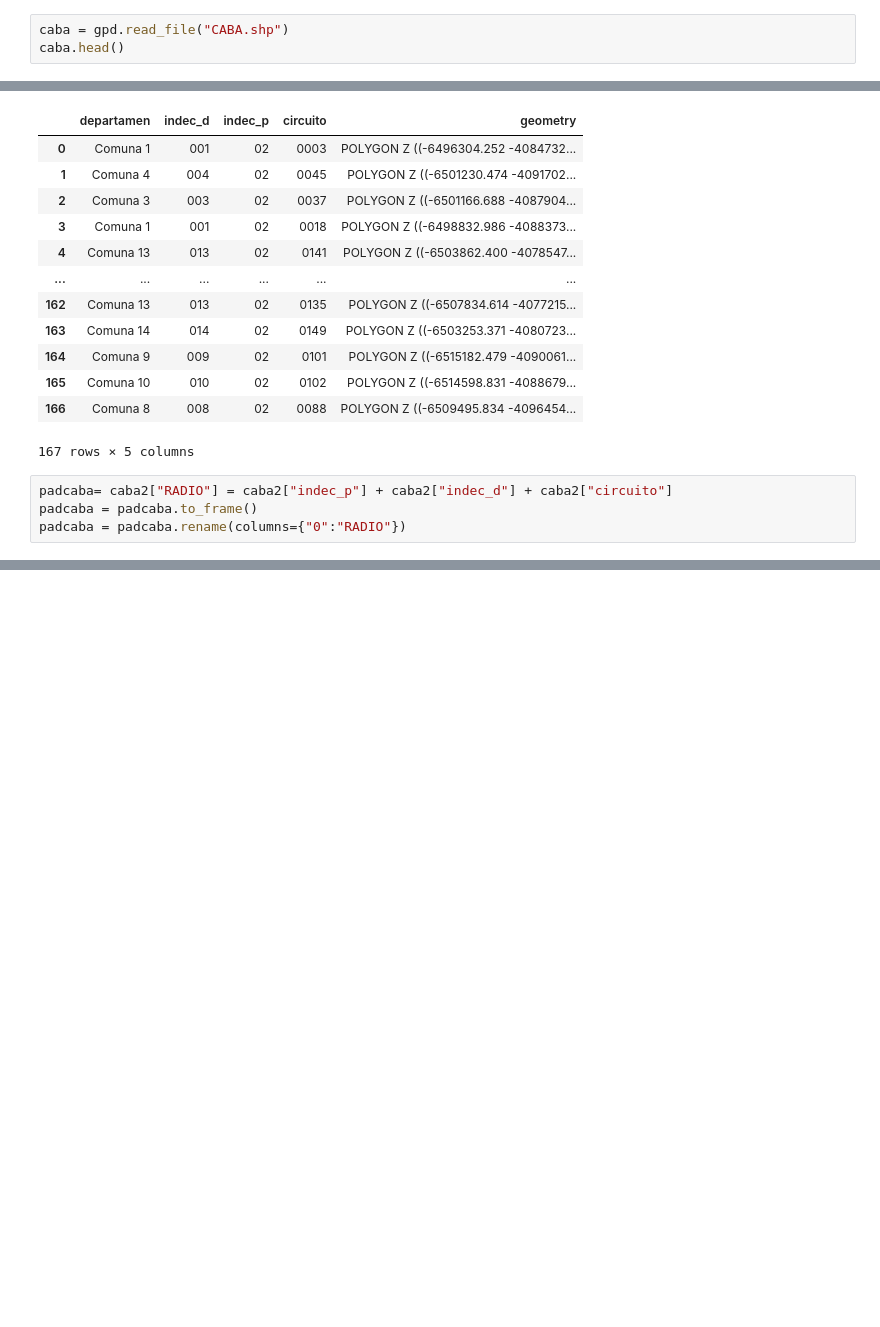
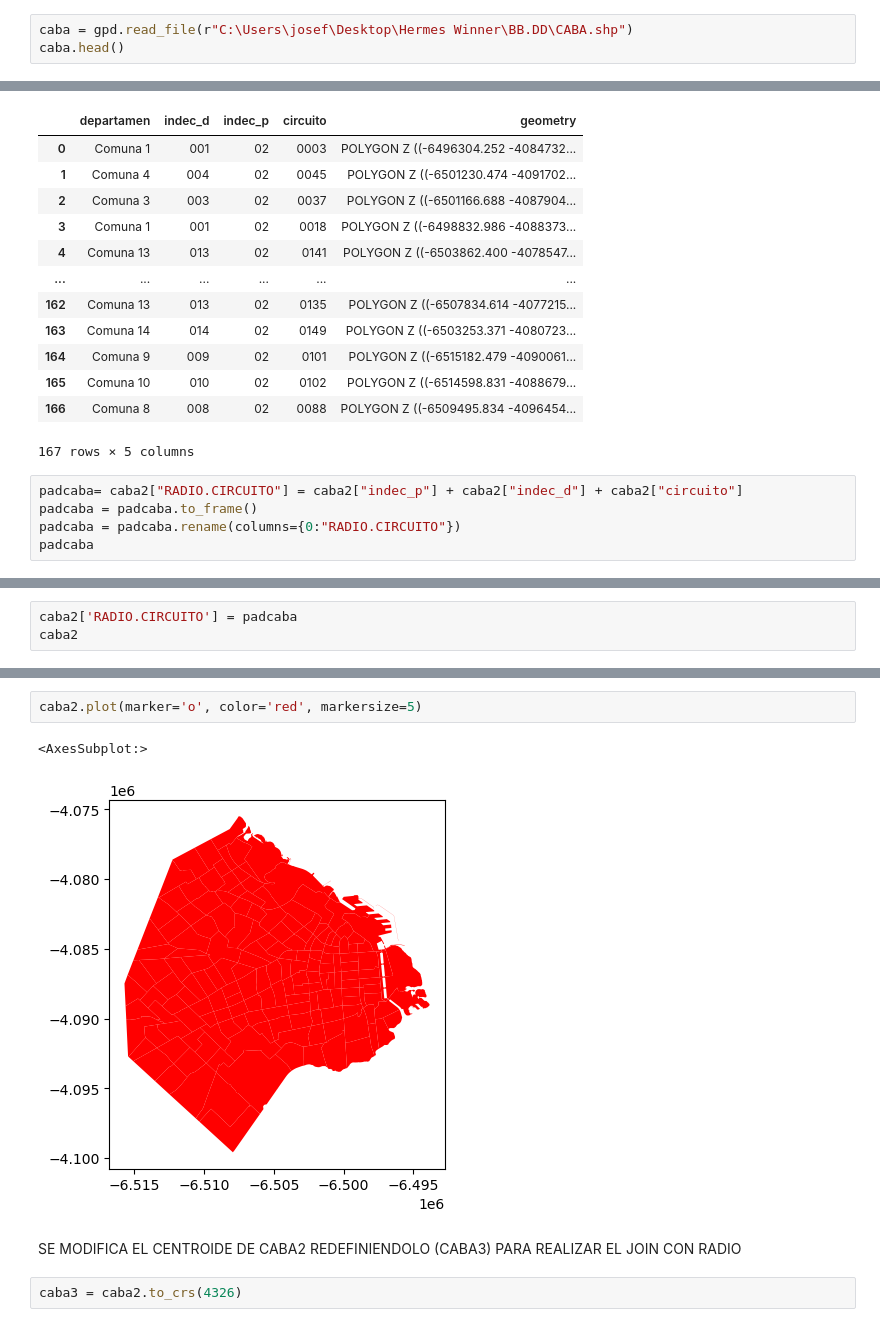
Before and after one commit to JocMB/MET4OP---Trabajo-Final, a Jupyter notebook: RadioCircuito.ipynb, the cells around one changed output, grey strips where cells are left out. Cells and saved outputs as stored; diff of their text form; blank space fills up the shorter version.

Commit message:
actualización con join final de radios y circuitos

```diff
--- a/RadioCircuito.ipynb
+++ b/RadioCircuito.ipynb
@@ -98,5 +100,5 @@ Ahora trabajamos con la tabla de CIRCUITOS
 # %%
-caba = gpd.read_file("CABA.shp")
+caba = gpd.read_file(r"C:\Users\josef\Desktop\Hermes Winner\BB.DD\CABA.shp")
 caba.head()
 # %% [output]
 |  | distrito | provincia | departamen | cabecera | circuito | indec_p | indec_d | geometry |
@@ -127,9 +129,10 @@ caba2
 | 166 | Comuna 8 | 008 | 02 | 0088 | POLYGON Z ((-6509495.834 -4096454... |
 167 rows × 5 columns
 # %%
-padcaba= caba2["RADIO"] = caba2["indec_p"] + caba2["indec_d"] + caba2["circuito"]
+padcaba= caba2["RADIO.CIRCUITO"] = caba2["indec_p"] + caba2["indec_d"] + caba2["circuito"]
 padcaba = padcaba.to_frame()
-padcaba = padcaba.rename(columns={"0":"RADIO"})
+padcaba = padcaba.rename(columns={0:"RADIO.CIRCUITO"})
+padcaba
 # %% [output]
 A value is trying to be set on a copy of a slice from a DataFrame.
 Try using .loc[row_indexer,col_indexer] = value instead
@@ -140,0 +155,3 @@ HAY QUE AGREGAR LA COLUMNA DE ESTE DF AL OTRO
+# %%
+caba2['RADIO.CIRCUITO'] = padcaba
+caba2
@@ -140,0 +194,9 @@ HAY QUE AGREGAR LA COLUMNA DE ESTE DF AL OTRO
+# %%
+caba2.plot(marker='o', color='red', markersize=5)
+# %% [output]
+<AxesSubplot:>
+[figure, added]
+# %% [markdown]
+SE MODIFICA EL CENTROIDE DE CABA2 REDEFINIENDOLO (CABA3) PARA REALIZAR EL JOIN CON RADIO
+# %%
+caba3 = caba2.to_crs(4326)
```
Also changed, not shown: parts of 14 cells of this notebook.
